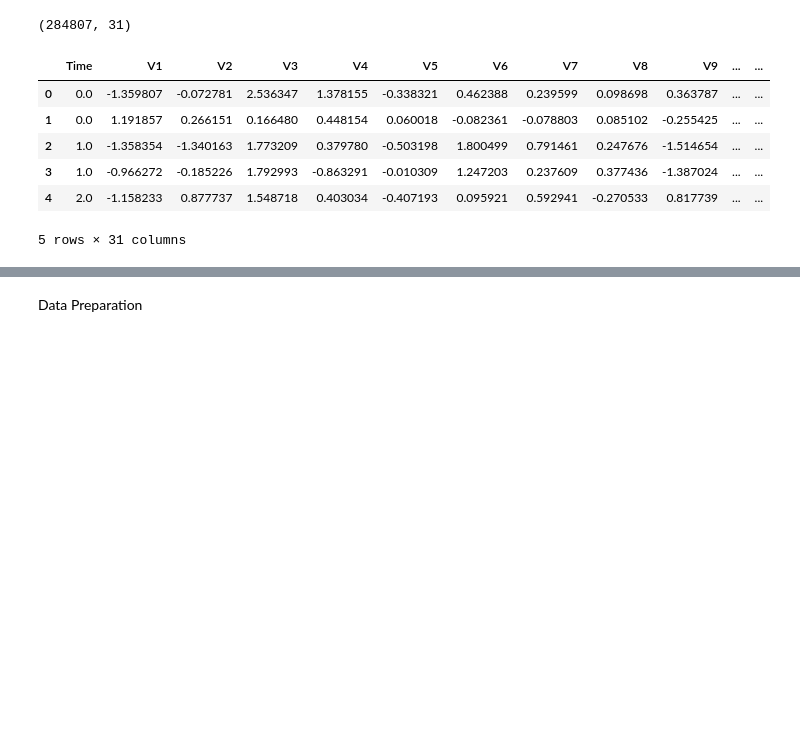
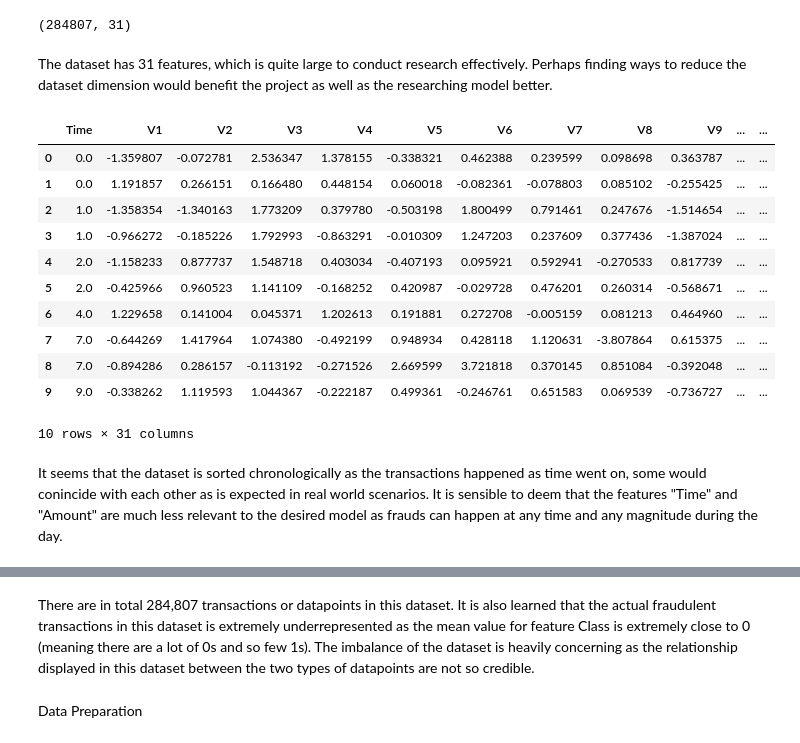
Before and after one commit to HuyPham39/Credit-Card-Fraud-Detection, a Jupyter notebook: CreditCardFraudDetect.ipynb, the cells around one changed output, grey strips where cells are left out. Cells and saved outputs as stored; diff of their text form; code cells hidden in the pictures; blank space fills up the shorter version.

```diff
--- a/CreditCardFraudDetect.ipynb
+++ b/CreditCardFraudDetect.ipynb
@@ -21,16 +21,25 @@ df = pd.read_csv('creditcard.csv')
 df.shape
 # %% [output]
 (284807, 31)
+# %% [markdown]
+The dataset has 31 features, which is quite large to conduct research effectively. Perhaps finding ways to reduce the dataset dimension would benefit the project as well as the researching model better.
 # %%
-df.head()
+df.head(10)
 # %% [output]
 |  | Time | V1 | V2 | V3 | V4 | V5 | V6 | V7 | V8 | V9 | ... | ... |
 | 0 | 0.0 | -1.359807 | -0.072781 | 2.536347 | 1.378155 | -0.338321 | 0.462388 | 0.239599 | 0.098698 | 0.363787 | ... | ... |
 | 1 | 0.0 | 1.191857 | 0.266151 | 0.166480 | 0.448154 | 0.060018 | -0.082361 | -0.078803 | 0.085102 | -0.255425 | ... | ... |
 | 2 | 1.0 | -1.358354 | -1.340163 | 1.773209 | 0.379780 | -0.503198 | 1.800499 | 0.791461 | 0.247676 | -1.514654 | ... | ... |
 | 3 | 1.0 | -0.966272 | -0.185226 | 1.792993 | -0.863291 | -0.010309 | 1.247203 | 0.237609 | 0.377436 | -1.387024 | ... | ... |
 | 4 | 2.0 | -1.158233 | 0.877737 | 1.548718 | 0.403034 | -0.407193 | 0.095921 | 0.592941 | -0.270533 | 0.817739 | ... | ... |
+| 5 | 2.0 | -0.425966 | 0.960523 | 1.141109 | -0.168252 | 0.420987 | -0.029728 | 0.476201 | 0.260314 | -0.568671 | ... | ... |
+| 6 | 4.0 | 1.229658 | 0.141004 | 0.045371 | 1.202613 | 0.191881 | 0.272708 | -0.005159 | 0.081213 | 0.464960 | ... | ... |
+| 7 | 7.0 | -0.644269 | 1.417964 | 1.074380 | -0.492199 | 0.948934 | 0.428118 | 1.120631 | -3.807864 | 0.615375 | ... | ... |
+| 8 | 7.0 | -0.894286 | 0.286157 | -0.113192 | -0.271526 | 2.669599 | 3.721818 | 0.370145 | 0.851084 | -0.392048 | ... | ... |
+| 9 | 9.0 | -0.338262 | 1.119593 | 1.044367 | -0.222187 | 0.499361 | -0.246761 | 0.651583 | 0.069539 | -0.736727 | ... | ... |
-5 rows × 31 columns
+10 rows × 31 columns
+# %% [markdown]
+It seems that the dataset is sorted chronologically as the transactions happened as time went on, some would conincide with each other as is expected in real world scenarios. It is sensible to deem that the features "Time" and "Amount" are much less relevant to the desired model as frauds can happen at any time and any magnitude during the day.
 # %%
 df.describe()
 # %% [output]
@@ -44,6 +53,8 @@ df.describe()
 | 75% | 139320.500000 | 1.315642e+00 | 8.037239e-01 | 1.027196e+00 | 7.433413e-01 | 6.119264e-01 | 3.985649e-01 | 5.704361e-01 | 3.273459e-01 | 5.971390e-01 | ... | ... |
 | max | 172792.000000 | 2.454930e+00 | 2.205773e+01 | 9.382558e+00 | 1.687534e+01 | 3.480167e+01 | 7.330163e+01 | 1.205895e+02 | 2.000721e+01 | 1.559499e+01 | ... | ... |
 8 rows × 31 columns
+# %% [markdown]
+There are in total 284,807 transactions or datapoints in this dataset. It is also learned that the actual fraudulent transactions in this dataset is extremely underrepresented as the mean value for feature Class is extremely close to 0 (meaning there are a lot of 0s and so few 1s). The imbalance of the dataset is heavily concerning as the relationship displayed in this dataset between the two types of datapoints are not so credible.
 # %% [markdown]
 Data Preparation
 # %%
```
Also changed, not shown: parts of 36 cells of this notebook.
